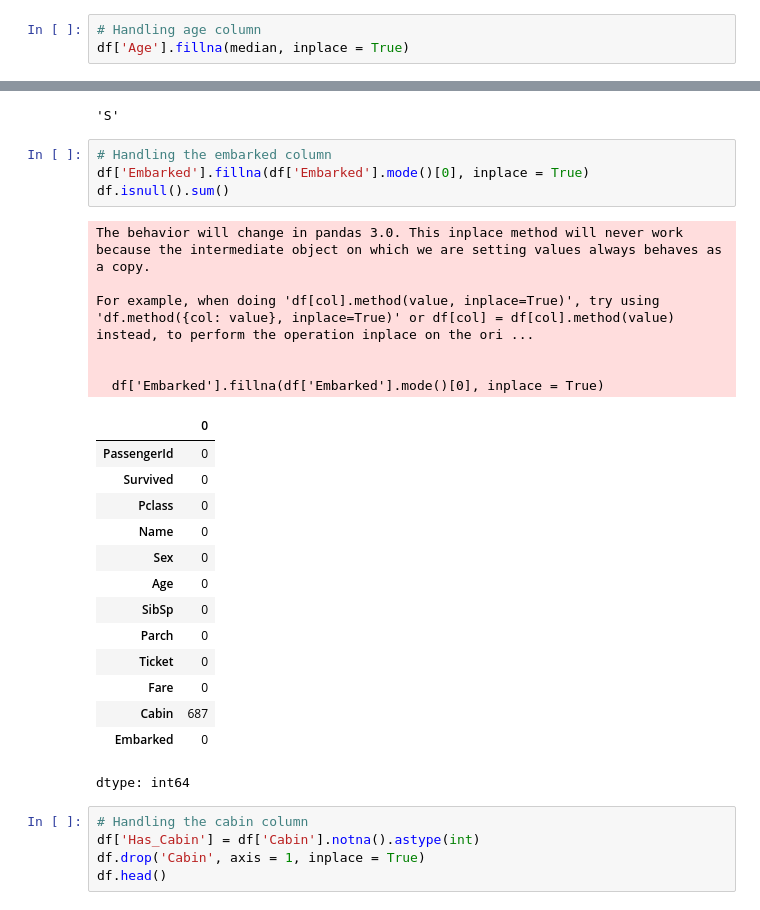
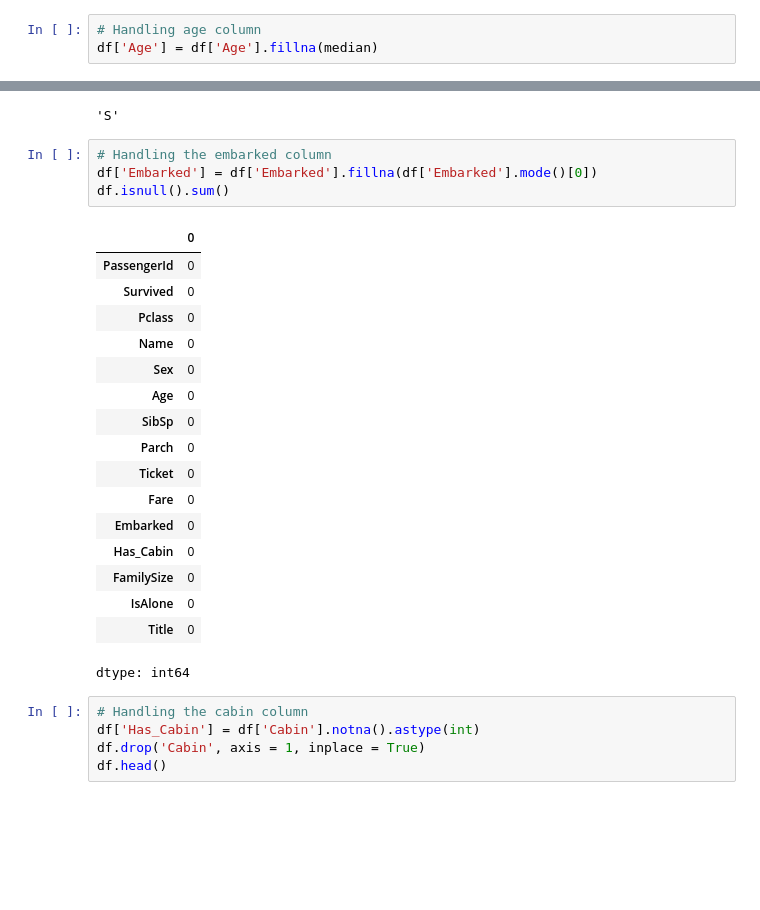
Before and after one commit to Yuvii2109/titanic-dataset-eda, a Jupyter notebook: Titanic_Dataset_EDA.ipynb, the cells around one changed output, grey strips where cells are left out. Cells and saved outputs as stored; diff of their text form; blank space fills up the shorter version.

```diff
--- a/Titanic_Dataset_EDA.ipynb
+++ b/Titanic_Dataset_EDA.ipynb
@@ -181,4 +181,4 @@ print(median)
 28.0
 # %%
 # Handling age column
-df['Age'].fillna(median, inplace = True)
+df['Age'] = df['Age'].fillna(median)
@@ -212,29 +205,26 @@ df['Embarked'].mode()[0]
 'S'
 # %%
 # Handling the embarked column
-df['Embarked'].fillna(df['Embarked'].mode()[0], inplace = True)
+df['Embarked'] = df['Embarked'].fillna(df['Embarked'].mode()[0])
 df.isnull().sum()
 # %% [output]
+|  | 0 |
+| PassengerId | 0 |
+| Survived | 0 |
+| Pclass | 0 |
+| Name | 0 |
+| Sex | 0 |
+| Age | 0 |
+| SibSp | 0 |
+| Parch | 0 |
+| Ticket | 0 |
+| Fare | 0 |
+| Embarked | 0 |
+| Has_Cabin | 0 |
+| FamilySize | 0 |
+| IsAlone | 0 |
+| Title | 0 |
-The behavior will change in pandas 3.0. This inplace method will never work because the intermediate object on which we are setting values always behaves as a copy.
-
-For example, when doing 'df[col].method(value, inplace=True)', try using 'df.method({col: value}, inplace=True)' or df[col] = df[col].method(value) instead, to perform the operation inplace on the ori ...
-
-
-  df['Embarked'].fillna(df['Embarked'].mode()[0], inplace = True)
+dtype: int64
-|  | 0 |
-| PassengerId | 0 |
-| Survived | 0 |
-| Pclass | 0 |
-| Name | 0 |
-| Sex | 0 |
-| Age | 0 |
-| SibSp | 0 |
-| Parch | 0 |
-| Ticket | 0 |
-| Fare | 0 |
-| Cabin | 687 |
-| Embarked | 0 |
-dtype: int64
 # %%
 # Handling the cabin column
 df['Has_Cabin'] = df['Cabin'].notna().astype(int)
```
Also changed, not shown: parts of 1 cell of this notebook.
